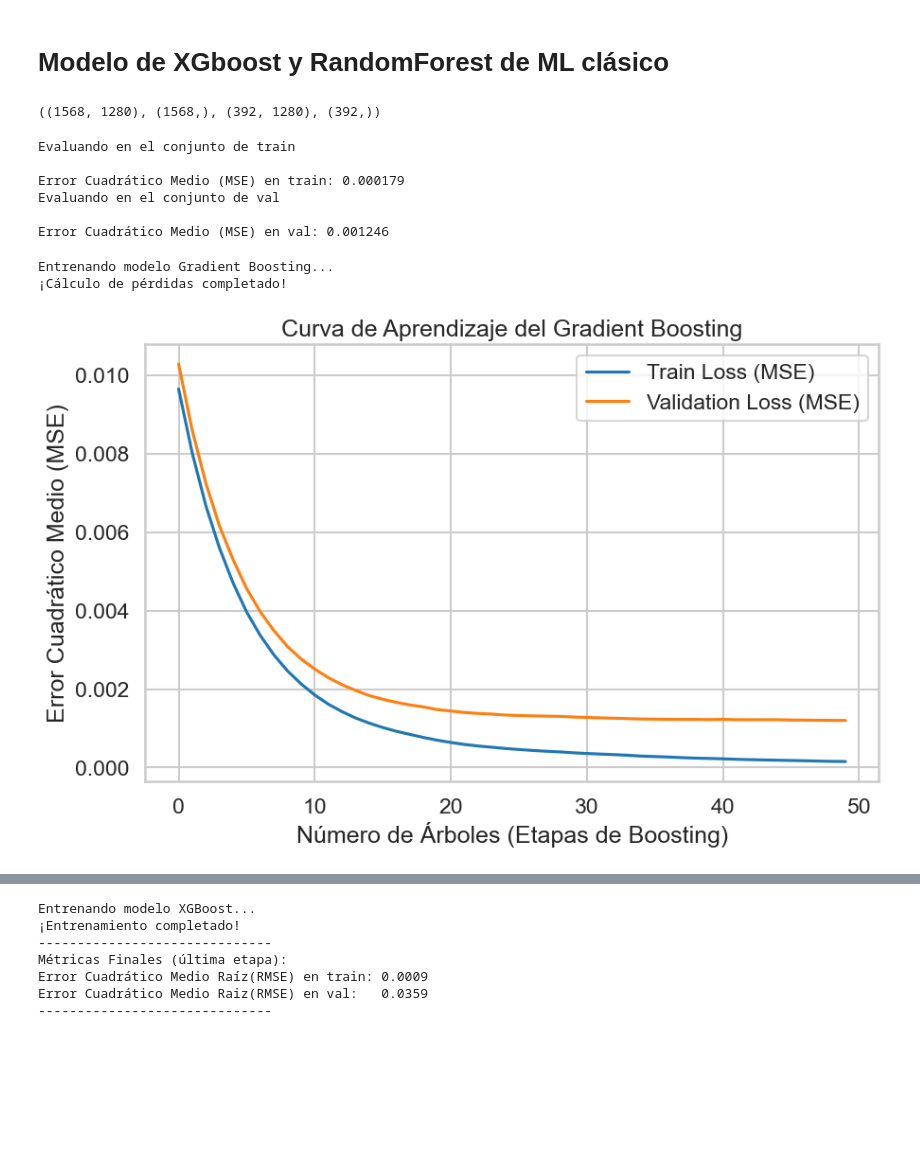
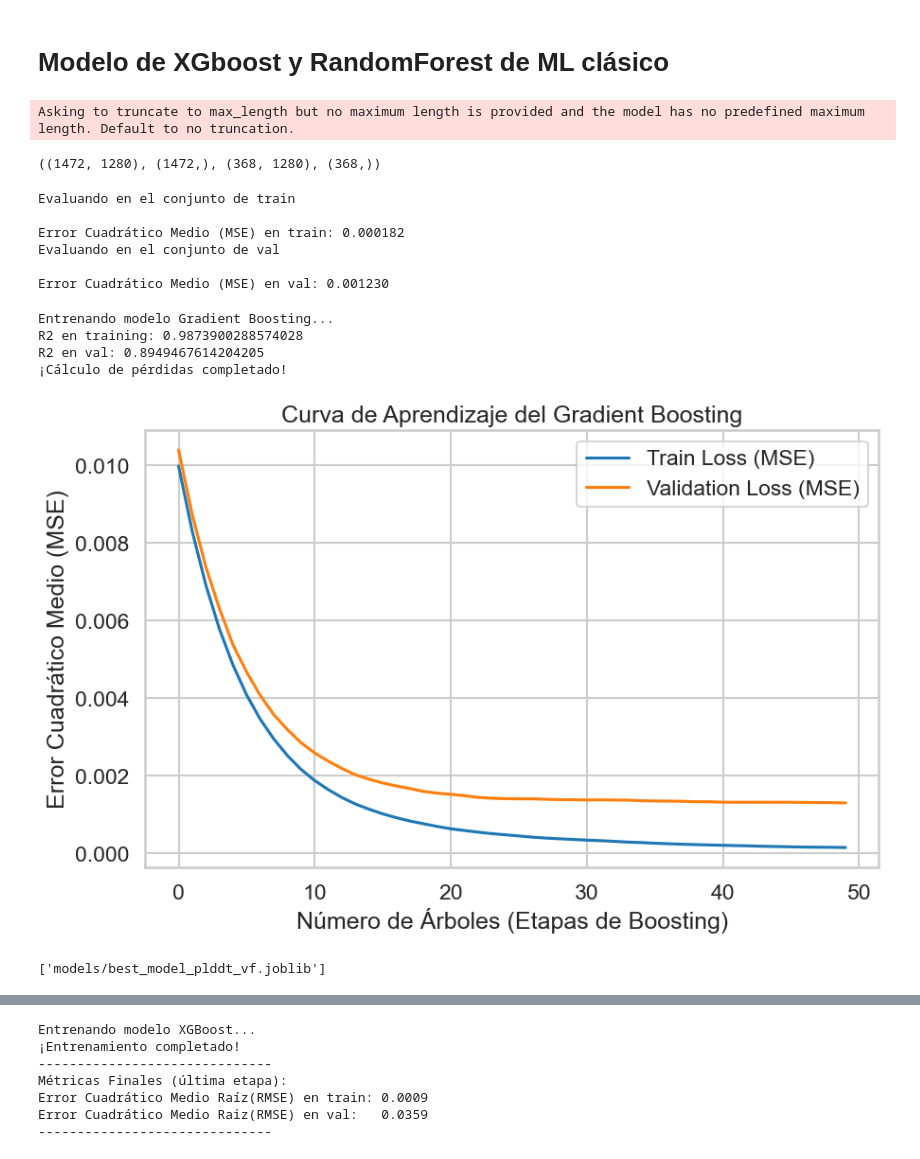
Before and after one commit to josemanuelgarciaogarrio/drug-design-diabetes-team29, a Jupyter notebook: main.ipynb, the cells around one changed output, grey strips where cells are left out. Saved outputs shown, nothing was run; the diff lists cells and outputs as text; code cells hidden in the pictures; blank space fills up the shorter version.

```diff
--- a/main.ipynb
+++ b/main.ipynb
@@ -532,14 +535,18 @@ plt.show()
 #TRAIN DATA LOADER to numpy array
 train_data = []
 train_targets = []
+device = "cuda" if torch.cuda.is_available() else "cpu"
+model = model.to(device)
 
-for data, target, target2 in train_dataset:
+for data, target, target2,_,_ in train_dataset:
     target = target.to(device)
     inputs = tokenizer(data, padding=True, truncation=True, return_tensors="pt").to(device)
     with torch.no_grad():
         outputs = model(**inputs)
+        embedding_por_residuo = outputs.last_hidden_state
+        embedding_por_secuencia = embedding_por_residuo.mean(dim=1)
     train_targets.append(target.cpu().numpy()[0])
-    train_data.append(outputs.pooler_output.cpu().numpy()[0])
+    train_data.append(embedding_por_secuencia.cpu().numpy()[0])
 
 train_data_np = np.array(train_data)
 train_targets_np = np.array(train_targets)
@@ -549,20 +556,24 @@ train_targets_np = np.array(train_targets)
 val_data = []
 val_targets = []
 
-for data, target, target2 in val_dataset:
+for data, target, target2,_,_ in val_dataset:
     target = target.to(device)
     inputs = tokenizer(data, padding=True, truncation=True, return_tensors="pt").to(device)
     with torch.no_grad():
         outputs = model(**inputs)
+        embedding_por_residuo = outputs.last_hidden_state
+        embedding_por_secuencia = embedding_por_residuo.mean(dim=1)
     val_targets.append(target.cpu().numpy()[0])
-    val_data.append(outputs.pooler_output.cpu().numpy()[0])
+    val_data.append(embedding_por_secuencia.cpu().numpy()[0])
 
 val_data_np = np.array(val_data)
 val_targets_np = np.array(val_targets)
+# %% [output]
+Asking to truncate to max_length but no maximum length is provided and the model has no predefined maximum length. Default to no truncation.
 # %%
 train_data_np.shape, train_targets_np.shape , val_data_np.shape, val_targets_np.shape
 # %% [output]
-((1568, 1280), (1568,), (392, 1280), (392,))
+((1472, 1280), (1472,), (368, 1280), (368,))
 # %%
 #Entrenamos un RandomForestRegressor para ver como desempeñaría
 
@@ -586,40 +597,55 @@ print(f"\nError Cuadrático Medio (MSE) en val: {mse:.6f}")
 # %% [output]
 Evaluando en el conjunto de train
 
-Error Cuadrático Medio (MSE) en train: 0.000179
+Error Cuadrático Medio (MSE) en train: 0.000182
 Evaluando en el conjunto de val
 
-Error Cuadrático Medio (MSE) en val: 0.001246
+Error Cuadrático Medio (MSE) en val: 0.001230
 # %%
 %matplotlib inline
 #Entrenamos un GradientBoostingRegressor
 from sklearn.ensemble import GradientBoostingRegressor
+from sklearn.metrics import mean_squared_error, r2_score
 
 model_gbm = GradientBoostingRegressor(n_estimators=50, random_state=42,max_depth=5)
 
 print("Entrenando modelo Gradient Boosting...")
 model_gbm.fit(train_data_np, train_targets_np)
 
 # Calcula el MSE en el conjunto de entrenamiento en cada etapa
 train_preds_staged = model_gbm.staged_predict(train_data_np)
+preds_r2 = model_gbm.predict(train_data_np)
+r2_train = r2_score(train_targets_np, preds_r2)
+print(f"R2 en training: {r2_train}")
 train_losses = [mean_squared_error(train_targets_np, preds) for preds in train_preds_staged]
 
 # Calcula el MSE en el conjunto de validación en cada etapa
 test_preds_staged = model_gbm.staged_predict(val_data_np)
+preds_r2 = model_gbm.predict(val_data_np)
+r2_val = r2_score(val_targets_np, preds_r2)
+print(f"R2 en val: {r2_val}")
 test_losses = [mean_squared_error(val_targets_np, preds) for preds in test_preds_staged]
 
 print("¡Cálculo de pérdidas completado!")
 
 plt.figure(figsize=(10, 6))
 plt.plot(train_losses, label="Train Loss (MSE)")
 plt.plot(test_losses, label="Validation Loss (MSE)")
 plt.xlabel("Número de Árboles (Etapas de Boosting)")
 plt.ylabel("Error Cuadrático Medio (MSE)")
 plt.title("Curva de Aprendizaje del Gradient Boosting")
 plt.legend()
 plt.grid(True)
 plt.show()
 # %% [output]
 Entrenando modelo Gradient Boosting...
+R2 en training: 0.9873900288574028
+R2 en val: 0.8949467614204205
 ¡Cálculo de pérdidas completado!
-[figure, old version]
+[figure, new version]
+# %%
+#Guardamos mejor modelo de ml clásico
+import joblib
+joblib.dump(model_gbm, 'models/best_model_plddt_vf.joblib')
+# %% [output]
+['models/best_model_plddt_vf.joblib']
```
Also changed, not shown: parts of 22 cells of this notebook, 20 other files.
